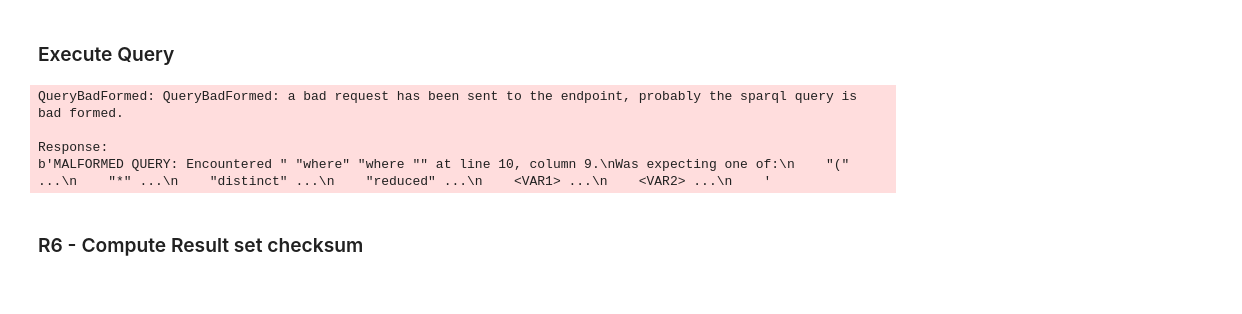
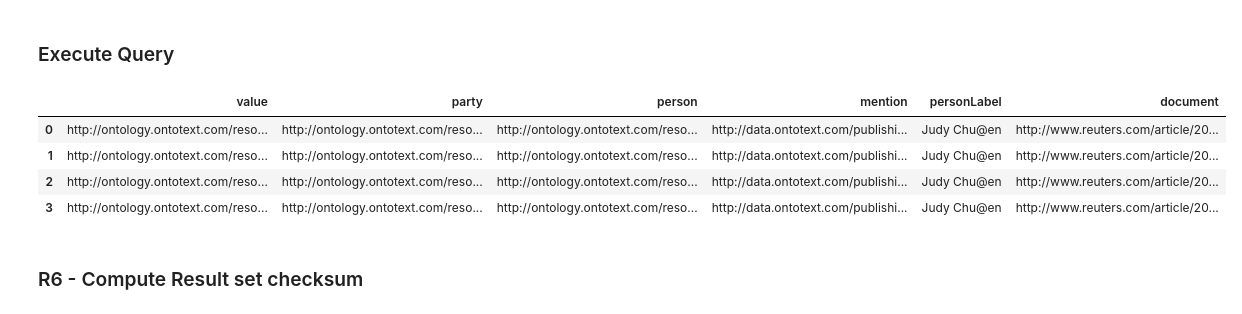
Before and after one commit to GreenfishK/DataCitation, a Jupyter notebook: Citation example.ipynb, the cells around one changed output. Drawn from its saved outputs; the diff is of its cells as text; code cells hidden in the pictures.

Commit message:
restructured workflow, finished implementation of query timestamping, sorting and normalization

```diff
--- a/Citation example.ipynb
+++ b/Citation example.ipynb
@@ -273,21 +285,30 @@ select ?mention ?x ?party ?person ?personLabel ?value where {
 # %%
+vieTZObject = timezone(timedelta(hours=2))
+timestamp1 = datetime(2020, 9, 5, 18, 11, 21, 941000, vieTZObject)
+timestamp2 = datetime(2020, 10, 5, 18, 11, 21, 941000, vieTZObject)
+
 q1 = Query(query_1, prefixes)
-q1_normalized = q1.normalize_query_tree()
-q1_checksum  = q1.compute_checksum("query")
+q1_normalized = q1.normalize_query_tree(timestamp1)
+q1_checksum  = q1.compute_checksum("query", q1_normalized)
 print("query1 checksum: " + q1_checksum)
 
 q3 = Query(query_3, prefixes)
-q3_normalized = q3.normalize_query_tree()
-q3_checksum  = q3.compute_checksum("query")
+q3_normalized = q3.normalize_query_tree(timestamp1)
+q3_checksum  = q3.compute_checksum("query", q3_normalized)
 print("query3 checksum: " + q3_checksum)
 
 q5 = Query(query_5, prefixes)
-q5_normalized = q5.normalize_query_tree()
-q5_checksum  = q5.compute_checksum("query")
+q5_normalized = q5.normalize_query_tree(timestamp1)
+q5_checksum  = q5.compute_checksum("query", q5_normalized)
 print("query5 checksum: " + q5_checksum)
 
 q7 = Query(query_7, prefixes)
-q7_normalized = q7.normalize_query_tree()
-q7_checksum  = q7.compute_checksum("query")
+q7_normalized = q7.normalize_query_tree(timestamp1)
+q7_checksum  = q7.compute_checksum("query", q7_normalized)
 print("query7 checksum: " + q7_checksum)
+
+q71 = Query(query_71, prefixes)
+q71_normalized = q71.normalize_query_tree(timestamp2)
+q71_checksum  = q71.compute_checksum("query", q71_normalized)
+print("query71 checksum: " + q71_checksum)
 # %% [output]
@@ -380,0 +335,6 @@ The checksum of the normalized query string is computed. The query string contai
+# %%
+timestamp = datetime(2020, 9, 6, 12, 11, 21, 941000, vieTZObject) # citation date
+timestamped_query_colored = query.extend_query_with_timestamp(timestamp, colored=True) # for presentation purpose only
+timestamped_query = query.extend_query_with_timestamp(timestamp, colored=False) # for presentation purpose only
+
+print(timestamped_query_colored)
@@ -380,0 +363,5 @@ The checksum of the normalized query string is computed. The query string contai
+# %%
+query_for_execution_colored = query.extend_query_with_sort_operation(timestamped_query, colored=True) # color parameter just for presentation purpose
+query.query_for_execution = query.extend_query_with_sort_operation(timestamped_query, colored=False) # color parameter just for presentation purpose
+
+print(query_for_execution_colored)
@@ -383,14 +388,15 @@ The checksum of the normalized query string is computed. The query string contai
 # %%
 # Timestamp 3 > timestamp 2
 is_timestamped = True
 prefixes = None
-query_result = versioningUtilities.get_data(final_query, prefixes, is_timestamped)
+query_result = versioningUtilities.get_data(query.query_for_execution, prefixes, is_timestamped)
 query_result
 # %% [output]
-QueryBadFormed: QueryBadFormed: a bad request has been sent to the endpoint, probably the sparql query is bad formed.
-
-Response:
-b'MALFORMED QUERY: Encountered " "where" "where "" at line 10, column 9.\nWas expecting one of:\n    "(" ...\n    "*" ...\n    "distinct" ...\n    "reduced" ...\n    <VAR1> ...\n    <VAR2> ...\n    '
+|  | value | party | person | mention | personLabel | document |
+| 0 | http://ontology.ontotext.com/reso... | http://ontology.ontotext.com/reso... | http://ontology.ontotext.com/reso... | http://data.ontotext.com/publishi... | Judy Chu@en | http://www.reuters.com/article/20... |
+| 1 | http://ontology.ontotext.com/reso... | http://ontology.ontotext.com/reso... | http://ontology.ontotext.com/reso... | http://data.ontotext.com/publishi... | Judy Chu@en | http://www.reuters.com/article/20... |
+| 2 | http://ontology.ontotext.com/reso... | http://ontology.ontotext.com/reso... | http://ontology.ontotext.com/reso... | http://data.ontotext.com/publishi... | Judy Chu@en | http://www.reuters.com/article/20... |
+| 3 | http://ontology.ontotext.com/reso... | http://ontology.ontotext.com/reso... | http://ontology.ontotext.com/reso... | http://data.ontotext.com/publishi... | Judy Chu@en | http://www.reuters.com/article/20... |
 # %% [markdown]
 ### R6 - Compute Result set checksum
 # %%
```
Also changed, not shown: parts of 23 cells of this notebook, 2 other files.
